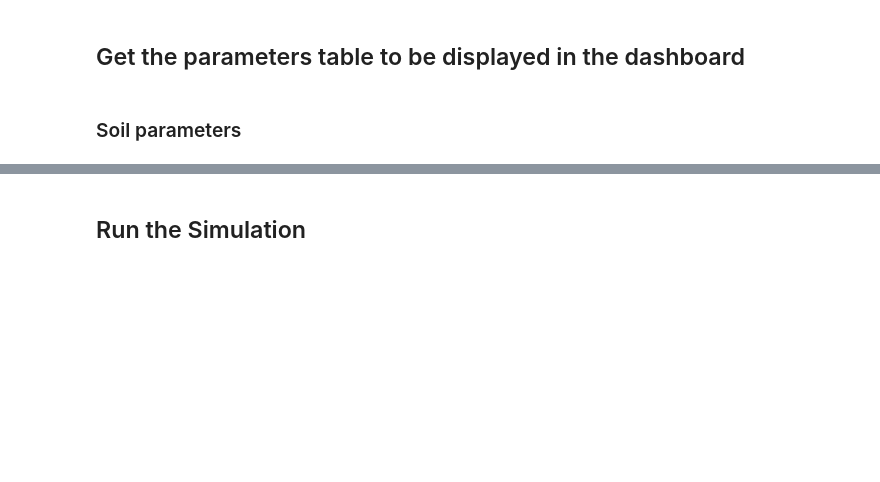
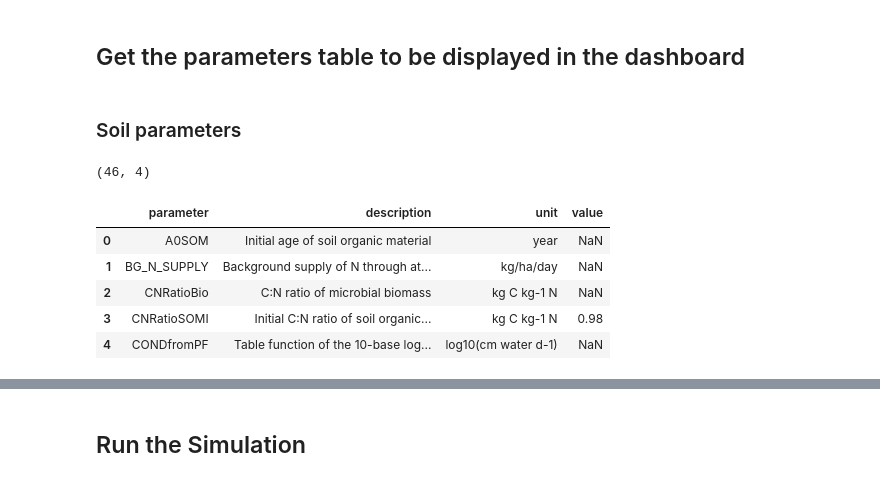
Before and after one commit to geonextgis/cropengine, a Jupyter notebook: docs/examples/Run wofost (single location).ipynb, the cells around one changed output, grey strips where cells are left out. Saved outputs shown, nothing was run; the diff lists cells and outputs as text; code cells hidden in the pictures; blank space fills up the shorter version.

```diff
--- a/docs/examples/Run wofost (single location).ipynb
+++ b/docs/examples/Run wofost (single location).ipynb
@@ -105,9 +110,17 @@ runner.prepare_system(
 # %%
 soil_params = pd.read_csv(
     runner.files["soil_params"]
-)  # To be displayed in the dashboard's 'soil parameters' table
+)
 print(soil_params.shape)
 soil_params.head()
+# %% [output]
+(46, 4)
+|  | parameter | description | unit | value |
+| 0 | A0SOM | Initial age of soil organic material | year | NaN |
+| 1 | BG_N_SUPPLY | Background supply of N through at... | kg/ha/day | NaN |
+| 2 | CNRatioBio | C:N ratio of microbial biomass | kg C kg-1 N | NaN |
+| 3 | CNRatioSOMI | Initial C:N ratio of soil organic... | kg C kg-1 N | 0.98 |
+| 4 | CONDfromPF | Table function of the 10-base log... | log10(cm water d-1) | NaN |
 # %%
 site_params = pd.read_csv(
     runner.files["site_params"]
```
Also changed, not shown: parts of 5 cells of this notebook, 14 other files.
